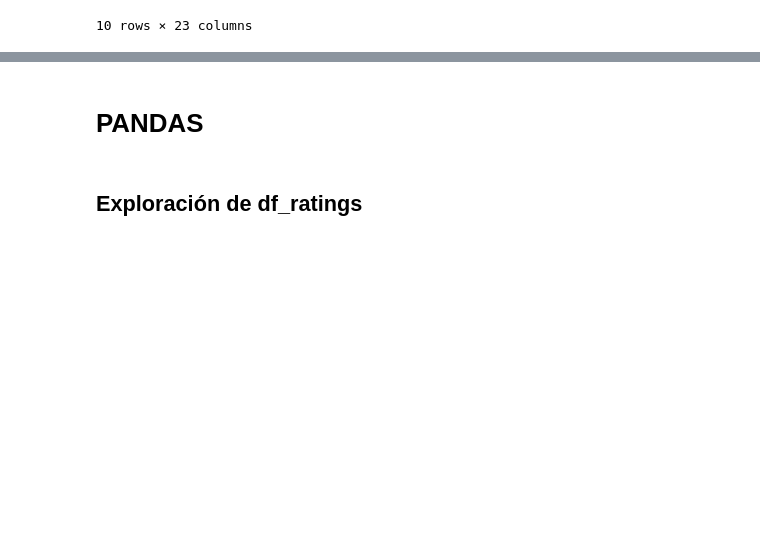
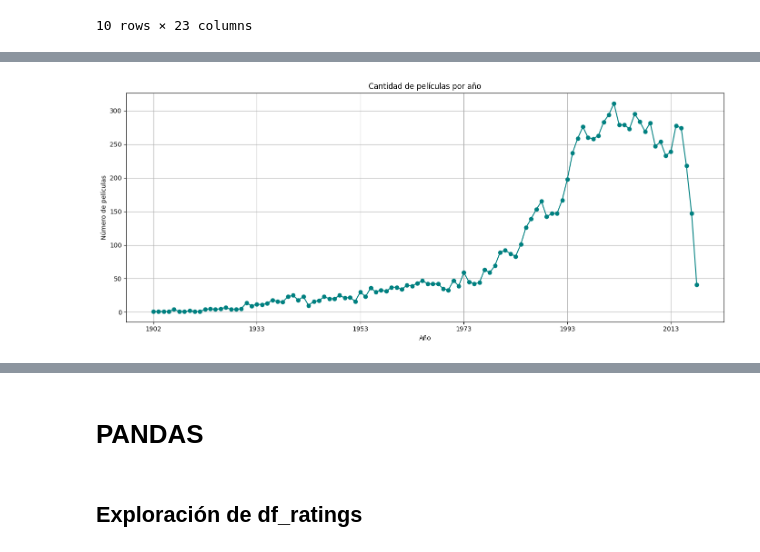
Before and after one commit to ValentinaJimenezTorres/A3_marketing, a Jupyter notebook: b_exploracion_limpieza.ipynb, the cells around one changed output, grey strips where cells are left out. Saved outputs shown, nothing was run; the diff lists cells and outputs as text; code cells hidden in the pictures; blank space fills up the shorter version.

```diff
--- a/b_exploracion_limpieza.ipynb
+++ b/b_exploracion_limpieza.ipynb
@@ -171,0 +282,13 @@ df_movies1.head(10)
+# %%
+plt.figure(figsize=(14, 6))
+conteo_por_anio.plot(kind='line', marker='o', color='teal')
+
+plt.title('Cantidad de películas por año')
+plt.xlabel('Año')
+plt.ylabel('Número de películas')
+
+plt.grid(True)
+plt.tight_layout()
+plt.show()
+# %% [output]
+[figure, added]
```
Also changed, not shown: parts of 8 cells of this notebook.
